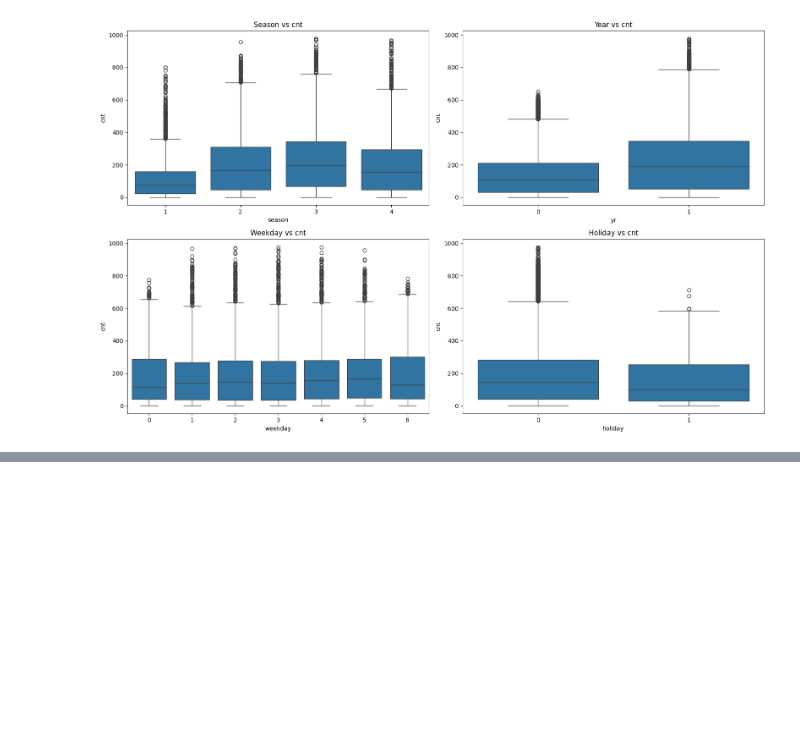
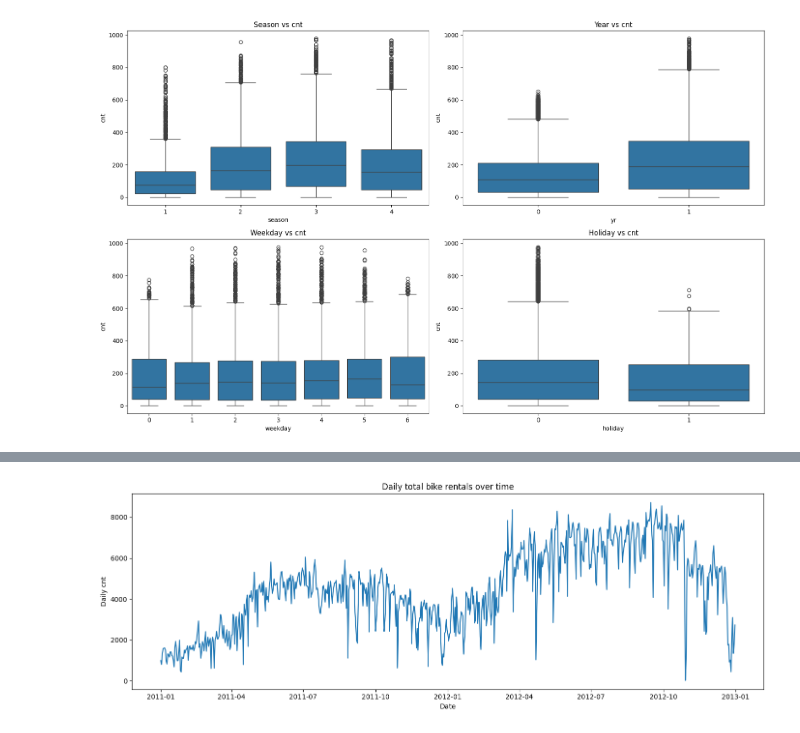
Before and after one commit to Pavan-jangid-here/ML-Projects, a Jupyter notebook: 6. Bike Sharing Dataset/Modelling.ipynb, the cells around one changed output, grey strips where cells are left out. Drawn from its saved outputs; the diff is of its cells as text; code cells hidden in the pictures; blank space fills up the shorter version.

```diff
--- a/6. Bike Sharing Dataset/Modelling.ipynb
+++ b/6. Bike Sharing Dataset/Modelling.ipynb
@@ -366,0 +387,12 @@ plt.tight_layout()
+# %%
+# daily aggregated if using hourly data
+daily = df_hour.resample("D", on="dteday").agg({"cnt": "sum"})
+
+plt.figure(figsize=(14, 5))
+sns.lineplot(x=daily.index, y="cnt", data=daily)
+plt.title("Daily total bike rentals over time")
+plt.xlabel("Date")
+plt.ylabel("Daily cnt")
+plt.tight_layout()
+# %% [output]
+[figure, added]
```
Also changed, not shown: parts of 3 cells of this notebook.
